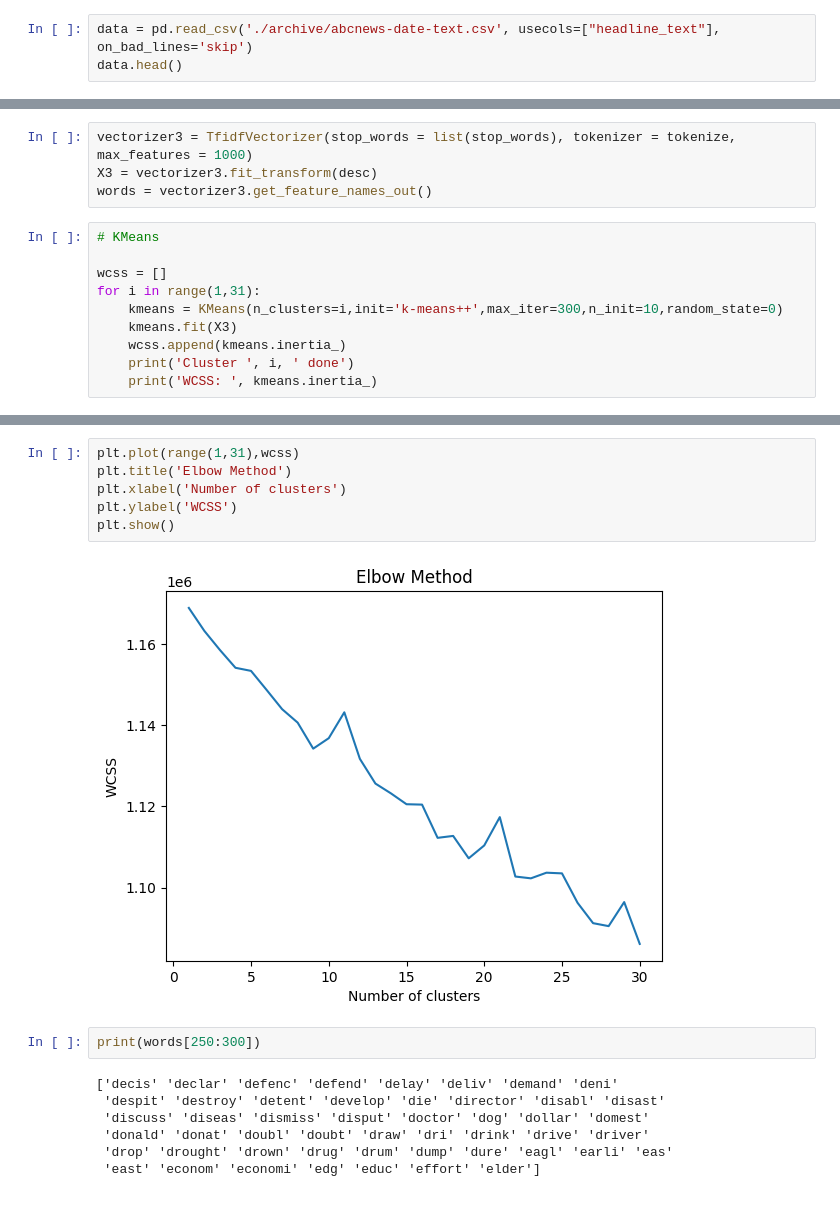
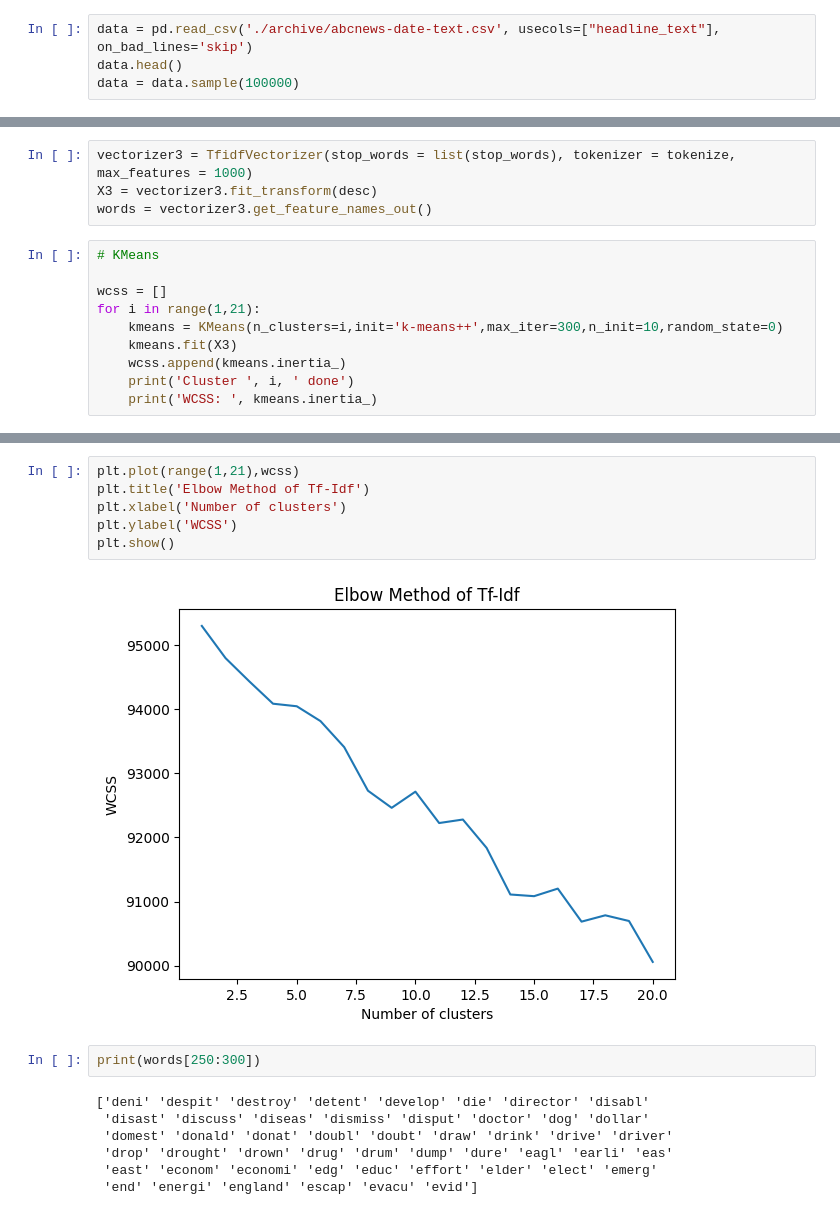
Before and after one commit to David-Lmh/A-Million-News-Headlines, a Jupyter notebook: k-means.ipynb, the cells around one changed output, grey strips where cells are left out. Saved outputs shown, nothing was run; the diff lists cells and outputs as text.

```diff
--- a/k-means.ipynb
+++ b/k-means.ipynb
@@ -20,3 +12,4 @@ please provide us feedback at https://github.com/pandas-dev/pandas/issues/54466
 # %%
 data = pd.read_csv('./archive/abcnews-date-text.csv', usecols=["headline_text"], on_bad_lines='skip')
 data.head()
+data = data.sample(100000)
@@ -118,7 +105,7 @@ words = vectorizer3.get_feature_names_out()
 # KMeans
 
 wcss = []
-for i in range(1,31):
+for i in range(1,21):
     kmeans = KMeans(n_clusters=i,init='k-means++',max_iter=300,n_init=10,random_state=0)
     kmeans.fit(X3)
     wcss.append(kmeans.inertia_)
@@ -147,18 +132,18 @@ ValueError: x and y must have same first dimension, but have shapes (10,) and (3
 # %%
-plt.plot(range(1,31),wcss)
-plt.title('Elbow Method')
+plt.plot(range(1,21),wcss)
+plt.title('Elbow Method of Tf-Idf')
 plt.xlabel('Number of clusters')
 plt.ylabel('WCSS')
 plt.show()
 # %% [output]
-[figure, old version]
+[figure, new version]
 # %%
 print(words[250:300])
 # %% [output]
-['decis' 'declar' 'defenc' 'defend' 'delay' 'deliv' 'demand' 'deni'
- 'despit' 'destroy' 'detent' 'develop' 'die' 'director' 'disabl' 'disast'
- 'discuss' 'diseas' 'dismiss' 'disput' 'doctor' 'dog' 'dollar' 'domest'
- 'donald' 'donat' 'doubl' 'doubt' 'draw' 'dri' 'drink' 'drive' 'driver'
+['deni' 'despit' 'destroy' 'detent' 'develop' 'die' 'director' 'disabl'
+ 'disast' 'discuss' 'diseas' 'dismiss' 'disput' 'doctor' 'dog' 'dollar'
+ 'domest' 'donald' 'donat' 'doubl' 'doubt' 'draw' 'drink' 'drive' 'driver'
  'drop' 'drought' 'drown' 'drug' 'drum' 'dump' 'dure' 'eagl' 'earli' 'eas'
- 'east' 'econom' 'economi' 'edg' 'educ' 'effort' 'elder']
+ 'east' 'econom' 'economi' 'edg' 'educ' 'effort' 'elder' 'elect' 'emerg'
+ 'end' 'energi' 'england' 'escap' 'evacu' 'evid']
 # %%
```
Also changed, not shown: parts of 10 cells of this notebook, 5 other files.
